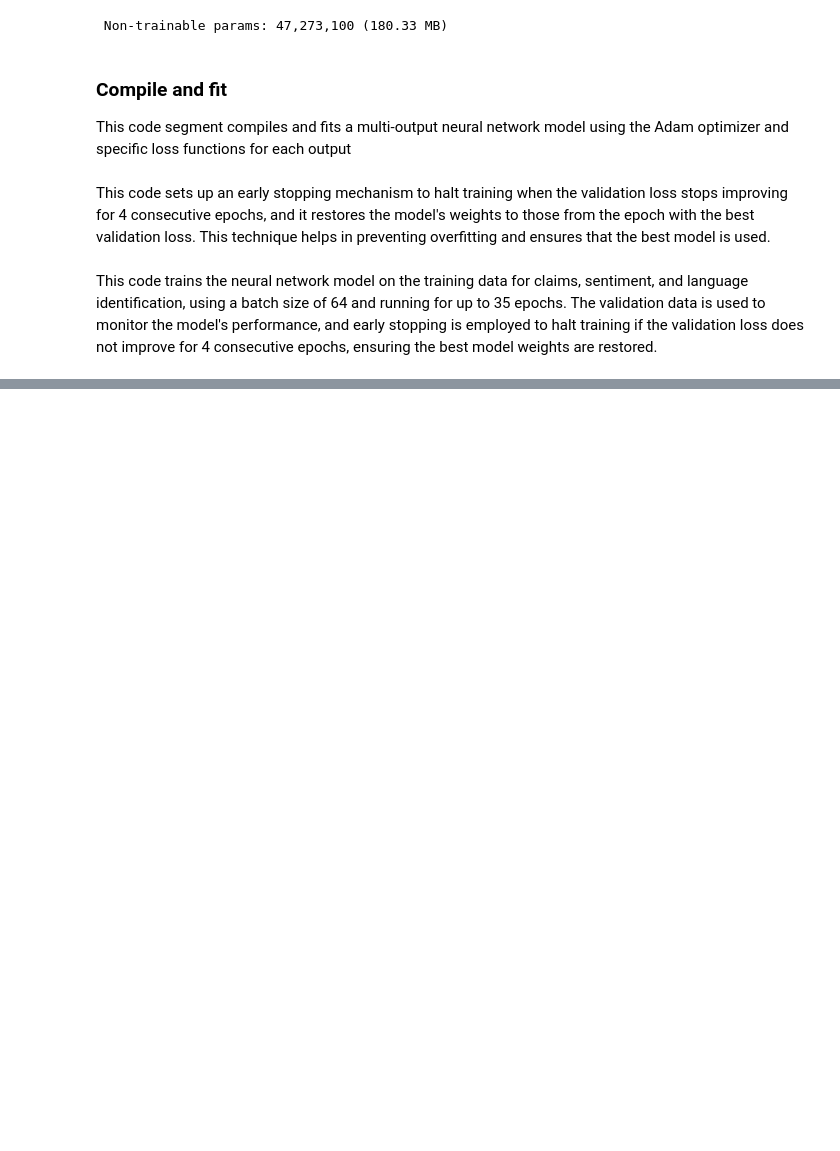
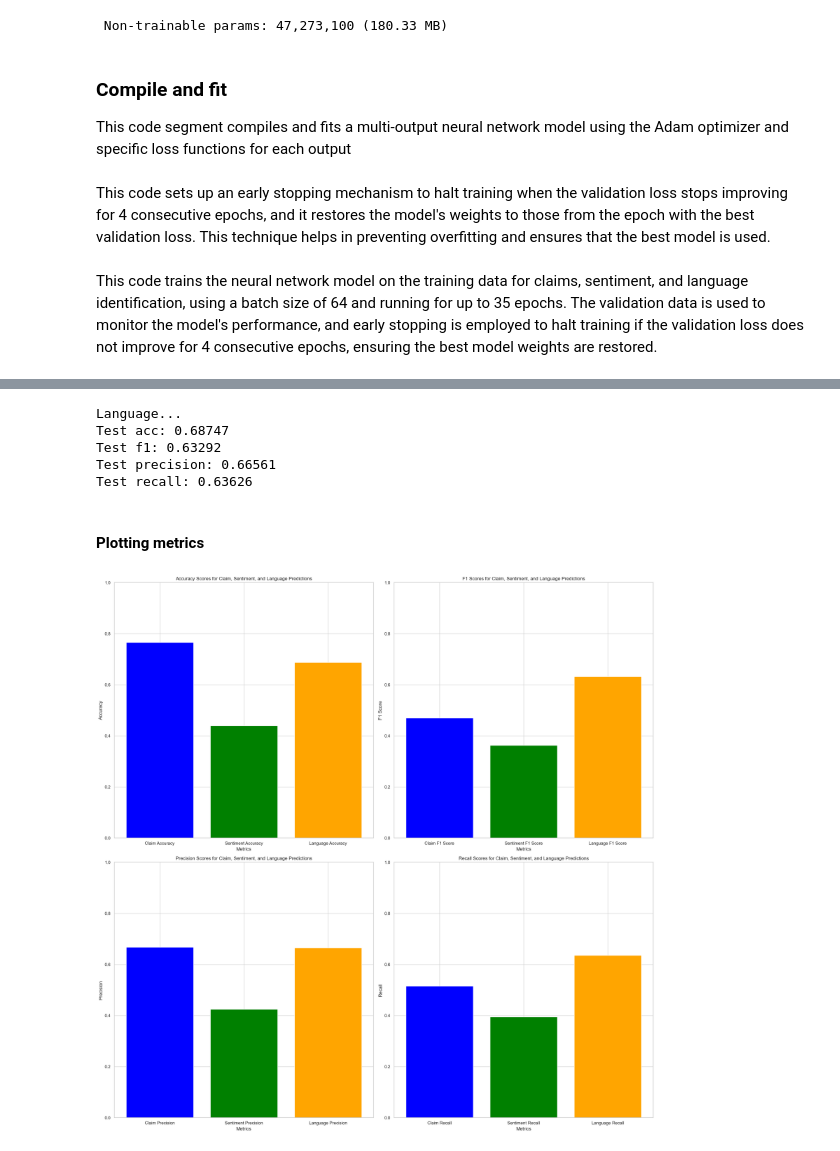
Before and after one commit to A-Alexander-code/IA-Projects, a Jupyter notebook: 22 - Language detection/language_detection.ipynb, the cells around one changed output, grey strips where cells are left out. Drawn from its saved outputs; the diff is of its cells as text; code cells hidden in the pictures; blank space fills up the shorter version.

```diff
--- a/22 - Language detection/language_detection.ipynb
+++ b/22 - Language detection/language_detection.ipynb
@@ -455,0 +557,2 @@ h=model.fit(
+# %%
+test_probs=model.predict([X_test_claim, X_test_sentiment, X_test_lang])
@@ -455,0 +561,4 @@ h=model.fit(
+# %%
+test_pred_claim=list(test_probs[0])
+test_pred_sentiment=list(test_probs[1])
+test_pred_lang=list(test_probs[2])
@@ -455,0 +619,72 @@ h=model.fit(
+# %%
+acc_score_lan=accuracy_score(df_test_lang['language'], probabilities_lang)
+f_score_lan=f1_score(df_test_lang['language'], probabilities_lang, average='macro')
+pre_score_lan=precision_score(df_test_lang['language'], probabilities_lang, average='macro')
+rec_score_lan=recall_score(df_test_lang['language'], probabilities_lang, average='macro')
+
+print('Language...')
+print(f"Test acc: {np.round(acc_score_lan, 5)}")
+print(f"Test f1: {np.round(f_score_lan, 5)}")
+print(f"Test precision: {np.round(pre_score_lan, 5)}")
+print(f"Test recall: {np.round(rec_score_lan, 5)}")
+# %% [output]
+Language...
+Test acc: 0.68747
+Test f1: 0.63292
+Test precision: 0.66561
+Test recall: 0.63626
+# %% [markdown]
+#### Plotting metrics
+# %%
+# Calculate the metrics
+metrics_acc=['Claim Accuracy', 'Sentiment Accuracy', 'Language Accuracy']
+scores_acc=[acc_score_cl, acc_score_sent, acc_score_lan]
+
+metrics_f1=['Claim F1 Score', 'Sentiment F1 Score', 'Language F1 Score']
+scores_f1=[f_score_cl, f_score_sent, f_score_lan]
+
+metrics_pre=['Claim Precision', 'Sentiment Precision', 'Language Precision']
+scores_pre=[pre_score_cl, pre_score_sent, pre_score_lan]
+
+metrics_rec=['Claim Recall', 'Sentiment Recall', 'Language Recall']
+scores_rec=[rec_score_cl, rec_score_sent, rec_score_lan]
+
+# Set the style for the plots
+sns.set(style='whitegrid')
+
+# Create a figure and a 4x4 grid of subplots
+fig, axs = plt.subplots(2, 2, figsize=(20, 20))
+
+# Plot Accuracy
+axs[0, 0].bar(metrics_acc, scores_acc, color=['blue', 'green', 'orange'])
+axs[0, 0].set_title('Accuracy Scores for Claim, Sentiment, and Language Predictions')
+axs[0, 0].set_xlabel('Metrics')
+axs[0, 0].set_ylabel('Accuracy')
+axs[0, 0].set_ylim(0, 1)
+
+# Plot F1 Score
+axs[0, 1].bar(metrics_f1, scores_f1, color=['blue', 'green', 'orange'])
+axs[0, 1].set_title('F1 Scores for Claim, Sentiment, and Language Predictions')
+axs[0, 1].set_xlabel('Metrics')
+axs[0, 1].set_ylabel('F1 Score')
+axs[0, 1].set_ylim(0, 1)
+
+# Plot Precision
+axs[1, 0].bar(metrics_pre, scores_pre, color=['blue', 'green', 'orange'])
+axs[1, 0].set_title('Precision Scores for Claim, Sentiment, and Language Predictions')
+axs[1, 0].set_xlabel('Metrics')
+axs[1, 0].set_ylabel('Precision')
+axs[1, 0].set_ylim(0, 1)
+
+# Plot Recall
+axs[1, 1].bar(metrics_rec, scores_rec, color=['blue', 'green', 'orange'])
+axs[1, 1].set_title('Recall Scores for Claim, Sentiment, and Language Predictions')
+axs[1, 1].set_xlabel('Metrics')
+axs[1, 1].set_ylabel('Recall')
+axs[1, 1].set_ylim(0, 1)
+
+# Adjust layout and show the plot
+plt.tight_layout()
+plt.show()
+# %% [output]
+[figure, added]
```
Also changed, not shown: parts of 22 cells of this notebook, 1 other file.
